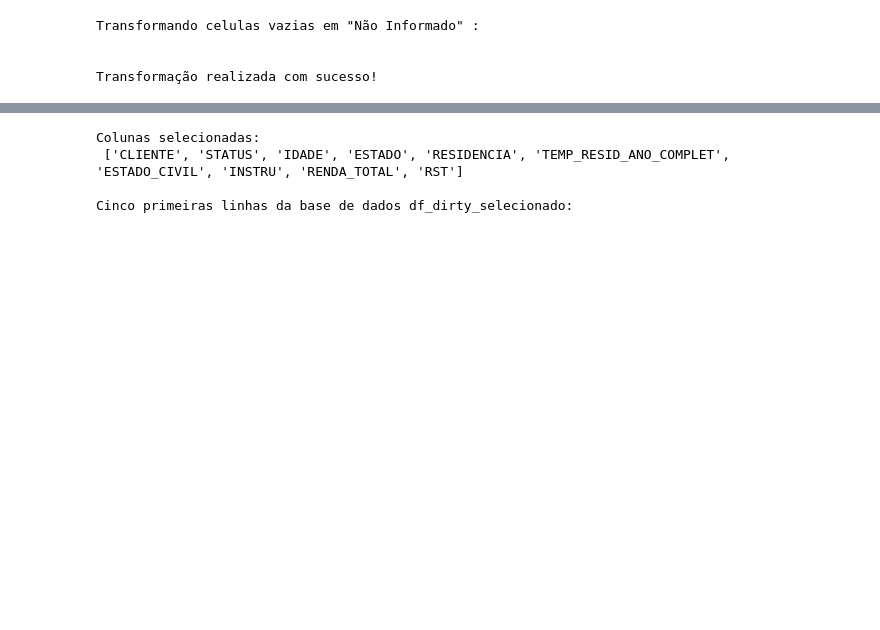
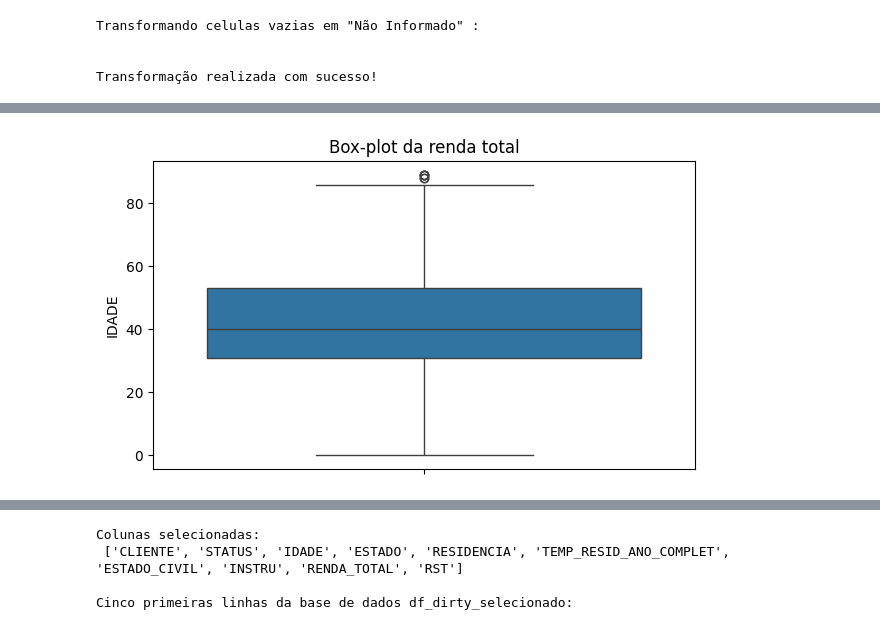
Before and after one commit to danielgamacavalcante/Python-Analise-Dados, a Jupyter notebook: ETL-Dirtyshop/etl_dirtyshop_daniel.ipynb, the cells around one changed output, grey strips where cells are left out. Cells and saved outputs as stored; diff of their text form; code cells hidden in the pictures; blank space fills up the shorter version.

```diff
--- a/ETL-Dirtyshop/etl_dirtyshop_daniel.ipynb
+++ b/ETL-Dirtyshop/etl_dirtyshop_daniel.ipynb
@@ -149,0 +633,8 @@ Transformação realizada com sucesso!
+# %%
+# boxplot
+fig = plt.figure(figsize=(7,4))
+sns.boxplot(data=df_dirty, y="IDADE")
+plt.title("Box-plot da renda total")
+plt.show()
+# %% [output]
+[figure, added]
```
Also changed, not shown: parts of 60 cells of this notebook, 8 other files.
